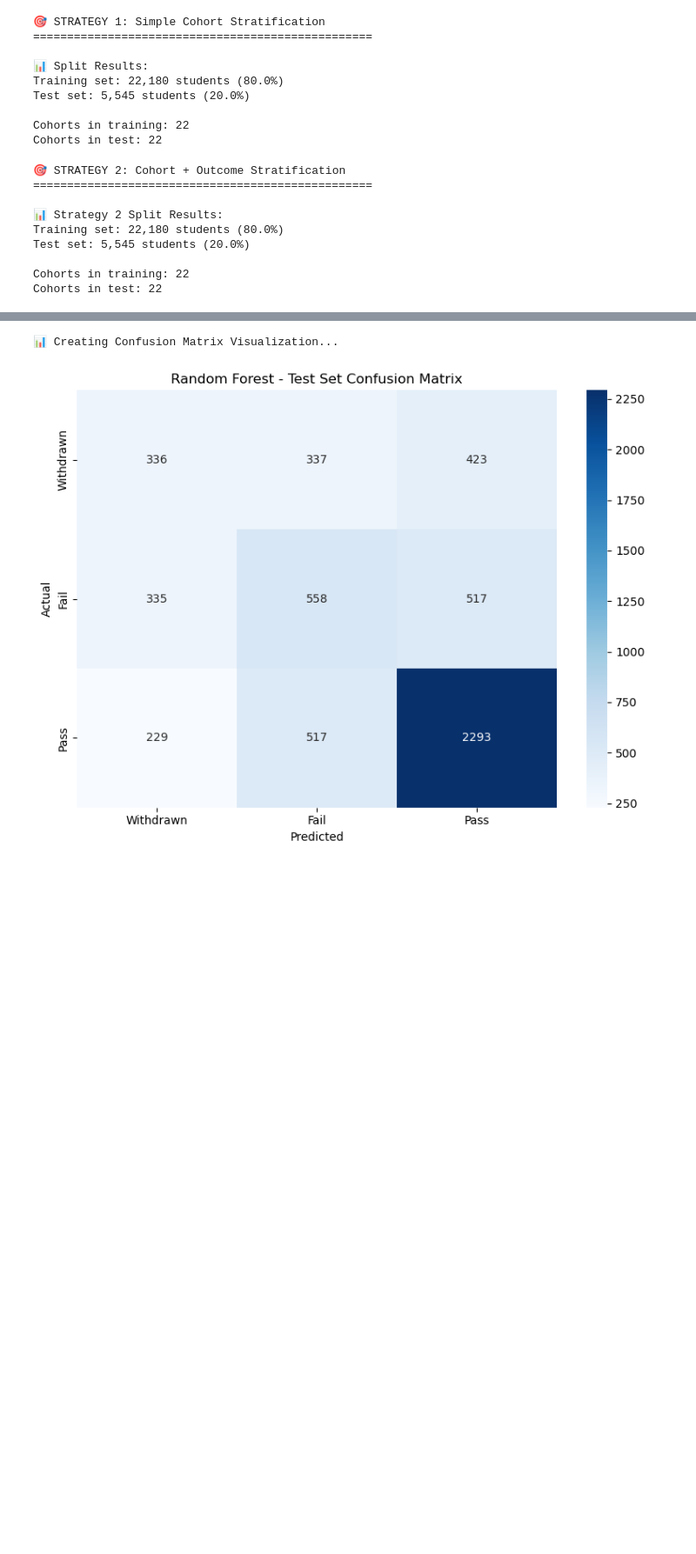
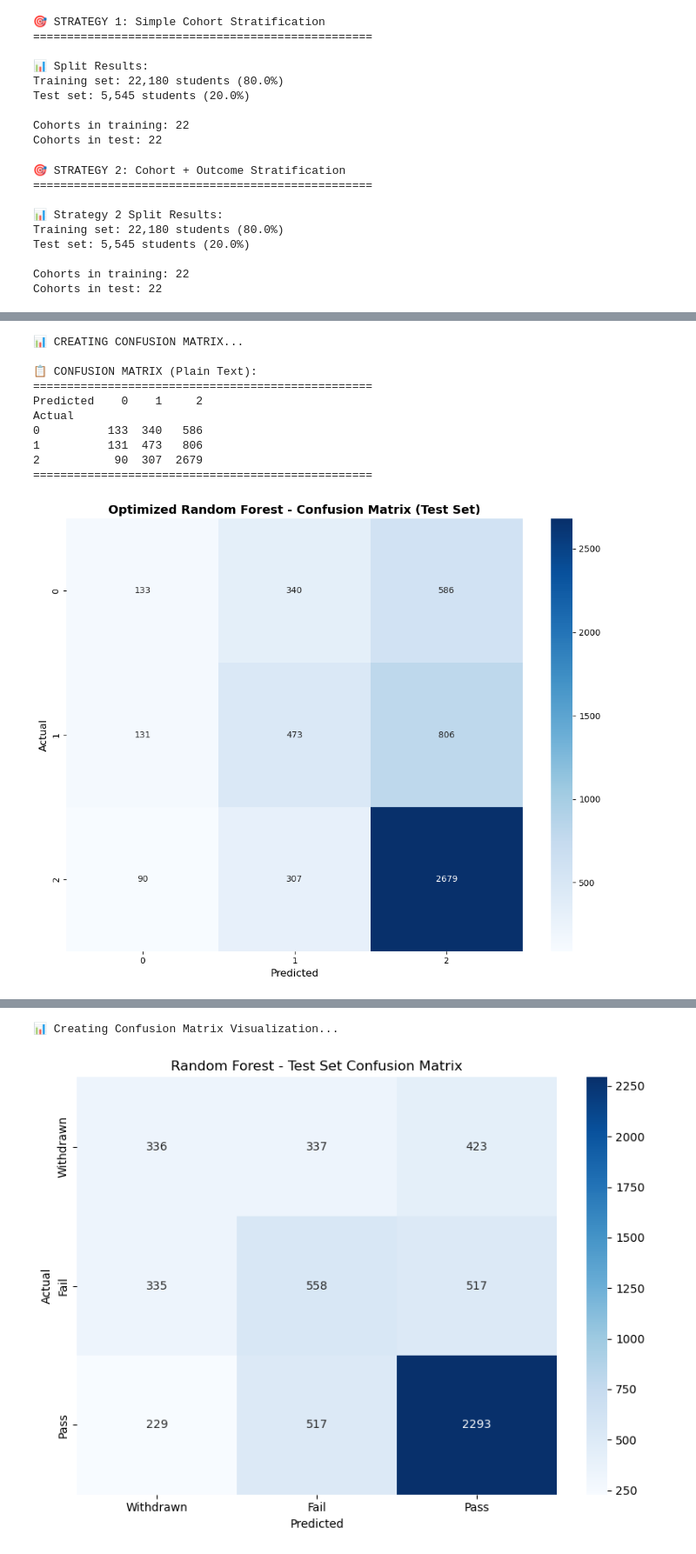
Before and after one commit to MScProjs/MScProject2025-Carlos-Duran-Calle, a Jupyter notebook: Notebooks/training_data.ipynb, the cells around one changed output, grey strips where cells are left out. Shown at 87% size. Drawn from its saved outputs; the diff is of its cells as text; code cells hidden in the pictures; blank space fills up the shorter version.

```diff
--- a/Notebooks/training_data.ipynb
+++ b/Notebooks/training_data.ipynb
@@ -405,0 +805,17 @@ print("✅ Model training completed!")
+# %%
+# ================================================================
+# 4. RUN GRIDSEARCHCV
+# ================================================================
+
+print(f"\n🚀 STARTING GRIDSEARCHCV...")
+print("=" * 50)
+print("📝 This will show detailed progress. Please wait...")
+
+start_time = time.time()
+
+# Fit GridSearchCV using your training data
+grid_search.fit(X_train_rf, y_train_rf)
+
+total_time = time.time() - start_time
+print(f"\n✅ GridSearchCV COMPLETED!")
+print(f"⏱️  Total runtime: {total_time:.1f} seconds ({total_time/60:.1f} minutes)")
@@ -405,0 +926,43 @@ print("✅ Model training completed!")
+# %%
+# ================================================================
+# 8. CONFUSION MATRIX VISUALIZATION
+# ================================================================
+
+print(f"\n📊 CREATING CONFUSION MATRIX...")
+
+# Calculate confusion matrix
+cm = confusion_matrix(y_test_rf, y_pred_test)
+
+# Get unique class labels
+class_labels = sorted(np.unique(y_train_rf))
+
+# Create plain-text confusion matrix table
+print(f"\n📋 CONFUSION MATRIX (Plain Text):")
+print("=" * 50)
+cm_df = pd.DataFrame(cm, index=class_labels, columns=class_labels)
+cm_df.index.name = 'Actual'
+cm_df.columns.name = 'Predicted'
+print(cm_df)
+print("=" * 50)
+
+# Create confusion matrix plot
+plt.figure(figsize=(10, 8))
+sns.heatmap(cm, annot=True, fmt='d', cmap='Blues',
+            xticklabels=class_labels, yticklabels=class_labels)
+plt.title('Optimized Random Forest - Confusion Matrix (Test Set)', fontsize=14, fontweight='bold')
+plt.xlabel('Predicted', fontsize=12)
+plt.ylabel('Actual', fontsize=12)
+plt.tight_layout()
+plt.show()
+# %% [output]
+📊 CREATING CONFUSION MATRIX...
+
+📋 CONFUSION MATRIX (Plain Text):
+==================================================
+Predicted    0    1     2
+Actual
+0          133  340   586
+1          131  473   806
+2           90  307  2679
+==================================================
+[figure, added]
```
Also changed, not shown: parts of 34 cells of this notebook, 3 other files.
